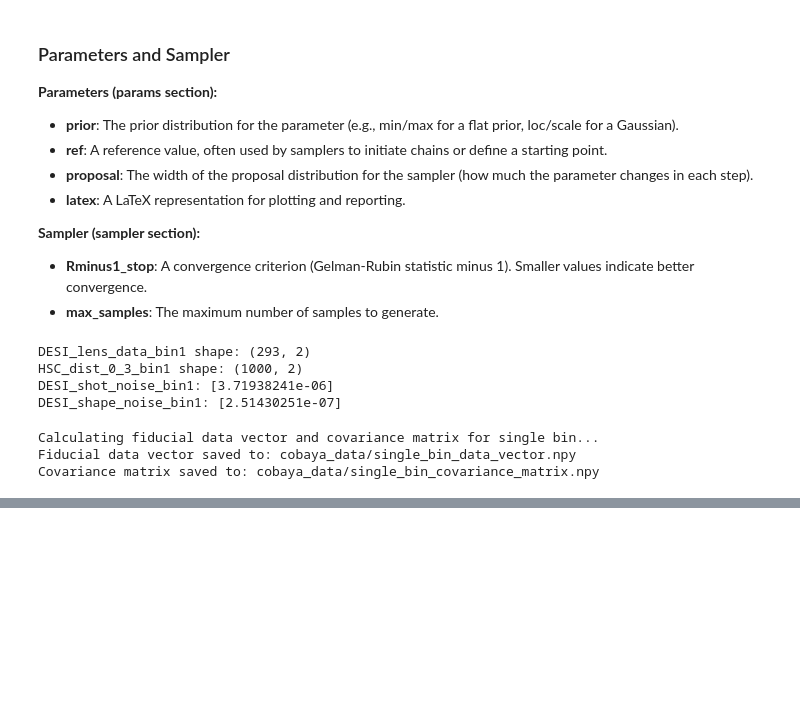
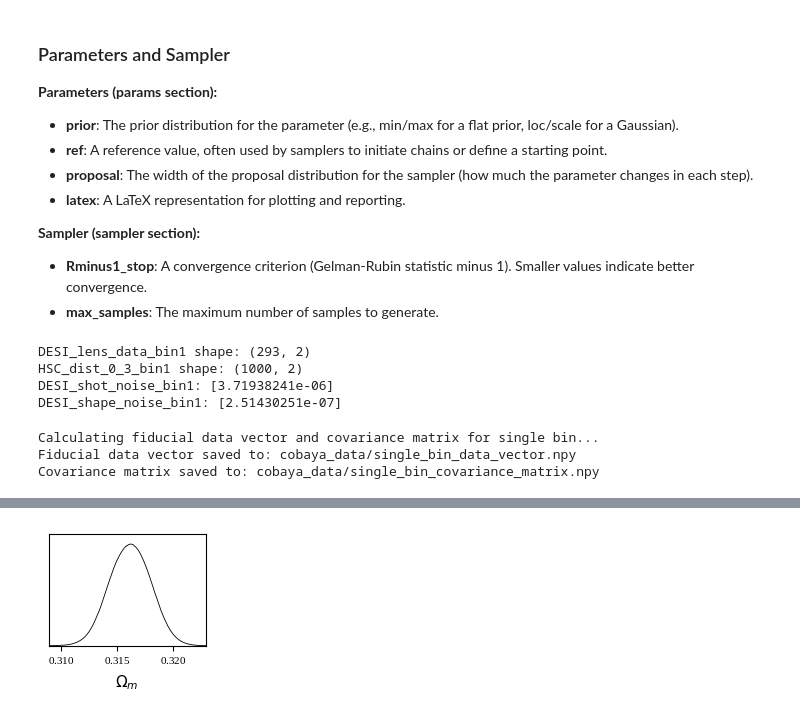
Before and after one commit to lia-lubit/DESIxSO, a Jupyter notebook: forecasting.ipynb, the cells around one changed output, grey strips where cells are left out. Cells and saved outputs as stored; diff of their text form; code cells hidden in the pictures; blank space fills up the shorter version.

```diff
--- a/forecasting.ipynb
+++ b/forecasting.ipynb
@@ -703,0 +681,12 @@ plt.show()
+# %%
+# plot distribution and traces to check sampling
+from getdist import plots, MCSamples
+from getdist.mcsamples import loadMCSamples
+
+# distribution
+samples = loadMCSamples("chains/cobaya_so_x_desi_forecast_single_bin")
+
+g = plots.get_subplot_plotter()
+g.plot_1d(samples, 'Omega_m')
+# %% [output]
+[figure, added]
```
Also changed, not shown: parts of 6 cells of this notebook, 1 other file.
